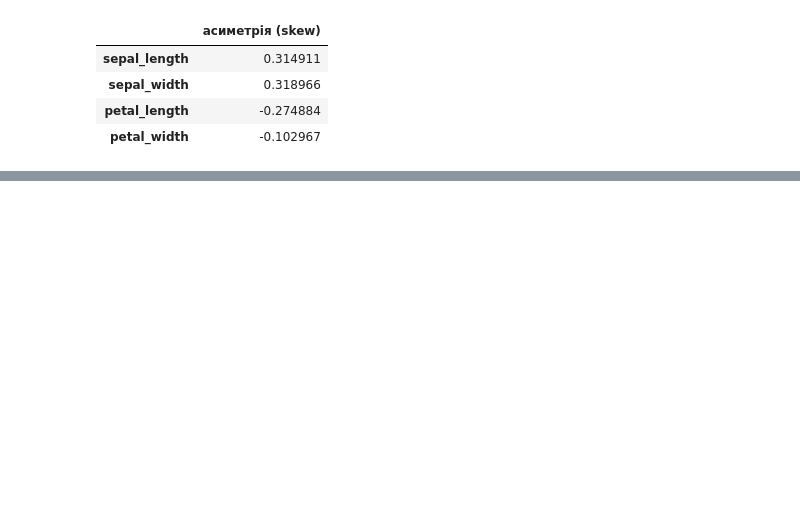
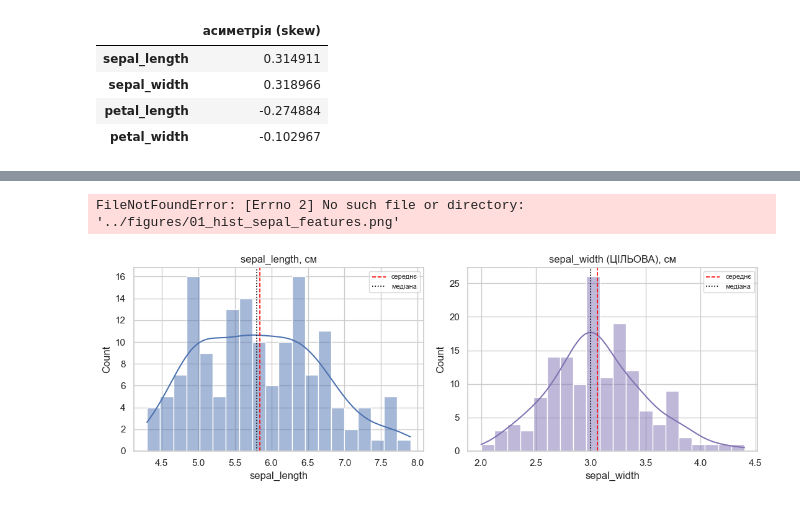
Before and after one commit to Yaroslav071315/machine-learning-course-volovnyk, a Jupyter notebook: practical01/notebook/Practical01.ipynb, the cells around one changed output, grey strips where cells are left out. Drawn from its saved outputs; the diff is of its cells as text; code cells hidden in the pictures; blank space fills up the shorter version.

Commit message:
Visual analysis of distributions

```diff
--- a/practical01/notebook/Practical01.ipynb
+++ b/practical01/notebook/Practical01.ipynb
@@ -389,0 +233,7 @@ print("Кількість унікальних значень після при
+# %%
+%matplotlib inline
+import matplotlib.pyplot as plt
+import seaborn as sns
+
+sns.set_theme(style="whitegrid", font_scale=1.0)
+palette = {'setosa': '#4C72B0', 'versicolor': '#DD8452', 'virginica': '#55A868'}
@@ -389,0 +244,19 @@ print("Кількість унікальних значень після при
+# %%
+fig, axes = plt.subplots(1, 2, figsize=(11, 4))
+sns.histplot(df['sepal_length'], bins=20, kde=True, ax=axes[0], color='#4C72B0')
+axes[0].axvline(df['sepal_length'].mean(), color='red', ls='--', lw=1.2, label='середнє')
+axes[0].axvline(df['sepal_length'].median(), color='black', ls=':', lw=1.2, label='медіана')
+axes[0].set_title('sepal_length, см')
+axes[0].legend(fontsize=8)
+
+sns.histplot(df['sepal_width'], bins=20, kde=True, ax=axes[1], color='#8172B2')
+axes[1].axvline(df['sepal_width'].mean(), color='red', ls='--', lw=1.2, label='середнє')
+axes[1].axvline(df['sepal_width'].median(), color='black', ls=':', lw=1.2, label='медіана')
+axes[1].set_title('sepal_width (ЦІЛЬОВА), см')
+axes[1].legend(fontsize=8)
+plt.tight_layout()
+plt.savefig('../figures/01_hist_sepal_features.png', dpi=130, bbox_inches='tight')
+plt.show()
+# %% [output]
+FileNotFoundError: [Errno 2] No such file or directory: '../figures/01_hist_sepal_features.png'
+[figure, added]
```
Also changed, not shown: parts of 77 cells of this notebook, 11 other files.
